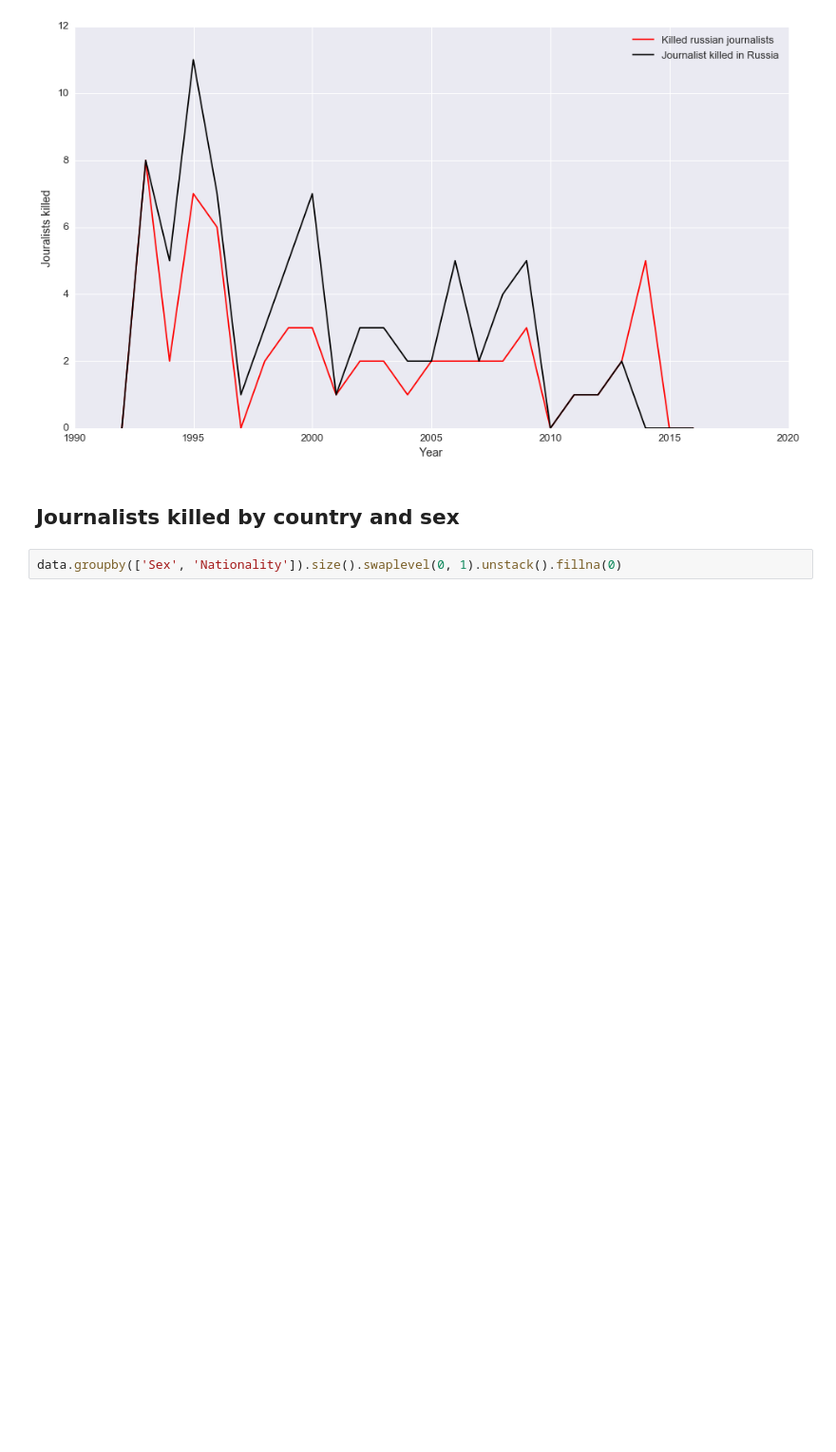
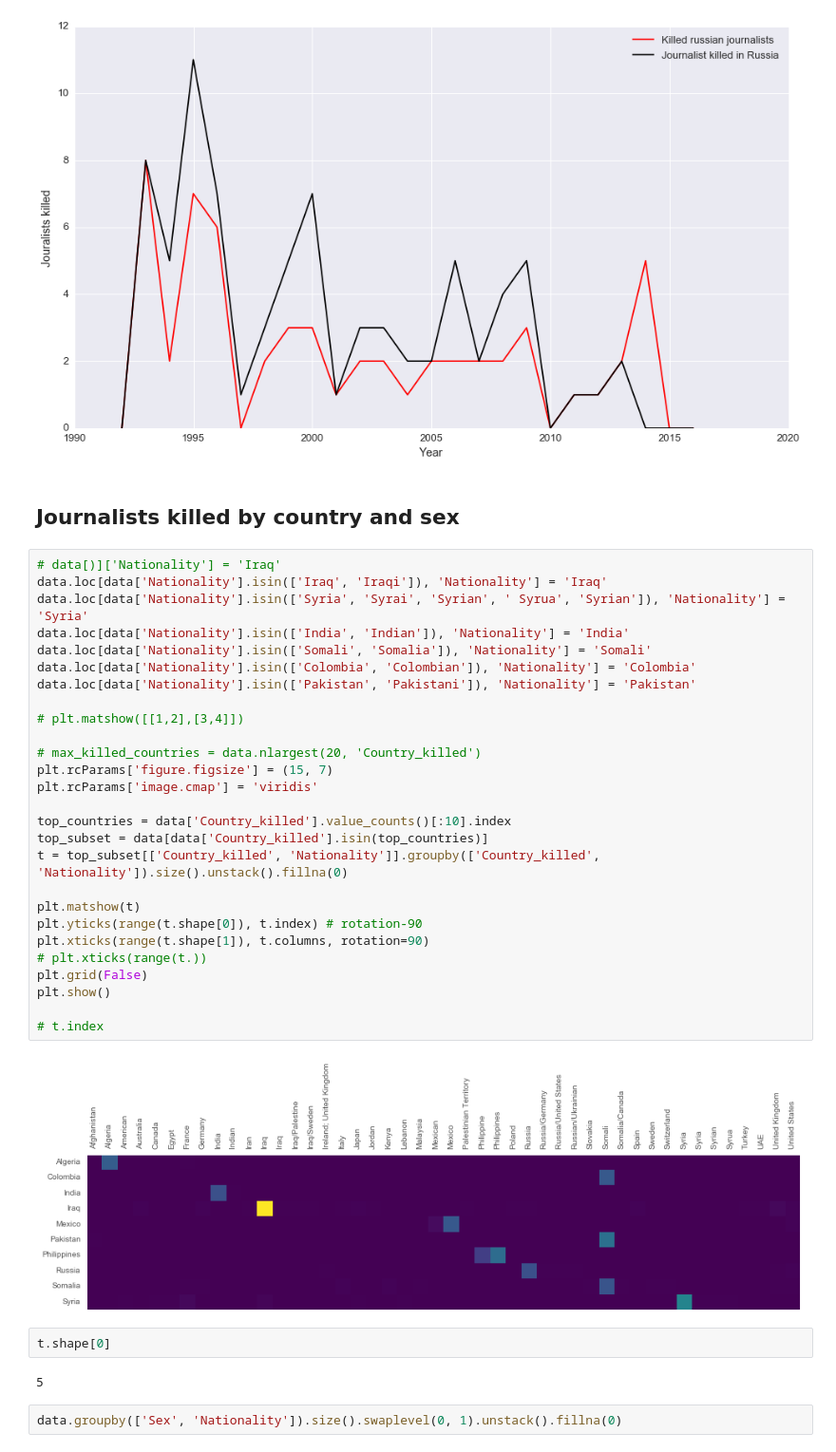
Before and after one commit to re9ulus/data_science_snippets, a Jupyter notebook: eda/Journalist_EDA.ipynb, the cells around one changed output. Shown at 95% size. Drawn from its saved outputs; the diff is of its cells as text; blank space fills up the shorter version.

Commit message:
Update, add basic matshow plot, trying to clear nationality row in dataframe

```diff
--- a/eda/Journalist_EDA.ipynb
+++ b/eda/Journalist_EDA.ipynb
@@ -115,6 +115,39 @@ plt.show()
 [figure]
 # %% [markdown]
 ## Journalists killed by country and sex
+# %%
+# data[)]['Nationality'] = 'Iraq'
+data.loc[data['Nationality'].isin(['Iraq', 'Iraqi']), 'Nationality'] = 'Iraq'
+data.loc[data['Nationality'].isin(['Syria', 'Syrai', 'Syrian', ' Syrua', 'Syrian']), 'Nationality'] = 'Syria'
+data.loc[data['Nationality'].isin(['India', 'Indian']), 'Nationality'] = 'India'
+data.loc[data['Nationality'].isin(['Somali', 'Somalia']), 'Nationality'] = 'Somali'
+data.loc[data['Nationality'].isin(['Colombia', 'Colombian']), 'Nationality'] = 'Colombia'
+data.loc[data['Nationality'].isin(['Pakistan', 'Pakistani']), 'Nationality'] = 'Pakistan'
+
+# plt.matshow([[1,2],[3,4]])
+
+# max_killed_countries = data.nlargest(20, 'Country_killed')
+plt.rcParams['figure.figsize'] = (15, 7)
+plt.rcParams['image.cmap'] = 'viridis'
+
+top_countries = data['Country_killed'].value_counts()[:10].index
+top_subset = data[data['Country_killed'].isin(top_countries)]
+t = top_subset[['Country_killed', 'Nationality']].groupby(['Country_killed', 'Nationality']).size().unstack().fillna(0)
+
+plt.matshow(t)
+plt.yticks(range(t.shape[0]), t.index) # rotation-90
+plt.xticks(range(t.shape[1]), t.columns, rotation=90)
+# plt.xticks(range(t.))
+plt.grid(False)
+plt.show()
+
+# t.index
+# %% [output]
+[figure, added]
+# %%
+t.shape[0]
+# %% [output]
+5
 # %%
 data.groupby(['Sex', 'Nationality']).size().swaplevel(0, 1).unstack().fillna(0)
 # %% [output]
```
